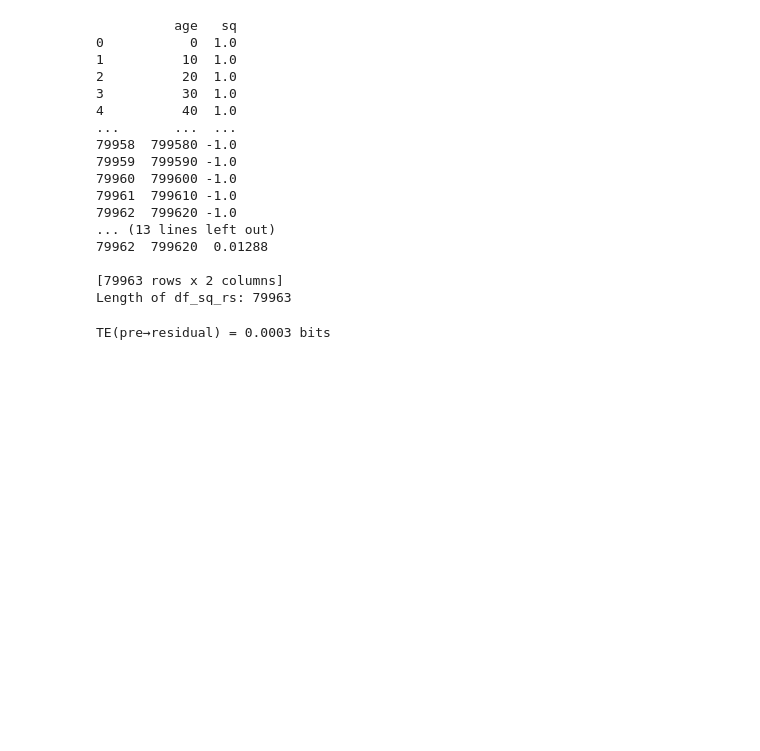
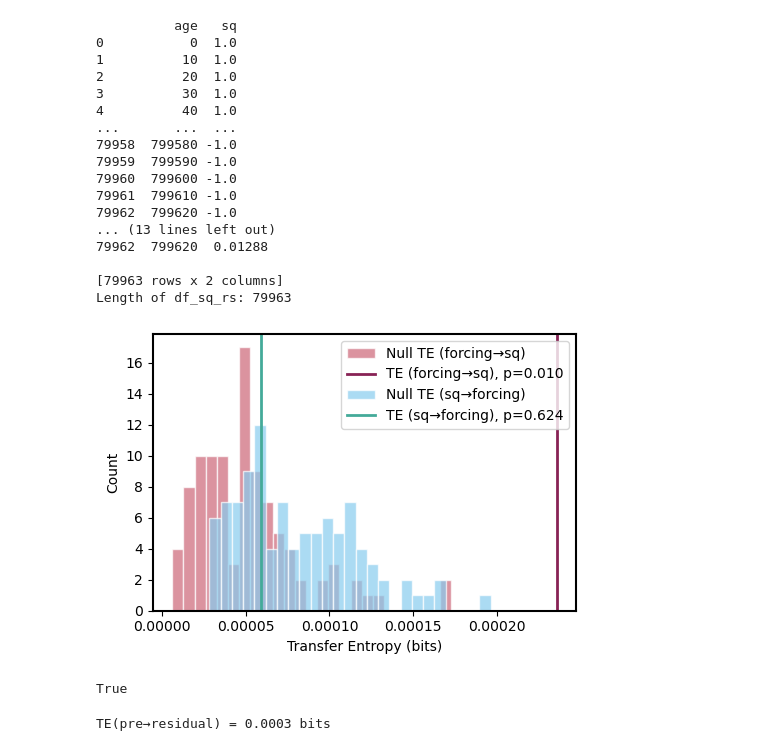
Before and after one commit to Peisong-Zheng/bipolar_seesaw_CCM, a Jupyter notebook: sq_CH4.ipynb, the cells around one changed output. Cells and saved outputs as stored; diff of their text form; code cells hidden in the pictures; blank space fills up the shorter version.

```diff
--- a/sq_CH4.ipynb
+++ b/sq_CH4.ipynb
@@ -118,6 +118,21 @@ print('Length of df_sq_rs:', len(df_sq))
 
 [79963 rows x 2 columns]
 Length of df_sq_rs: 79963
+# %%
+from toolbox import sq_ana as sa
+import importlib
+importlib.reload(sa)
+
+
+pre = df_pre['pre'].values      # source (precession)
+sq = df_sq['sq'].values    # target (residual)
+
+
+result =sa.transfer_entropy_surrogate_test(pre,sq)
+result
+# %% [output]
+[figure, added]
+True
 # %%
 import numpy as np
 import pandas as pd
```
Also changed, not shown: 3 other files.
